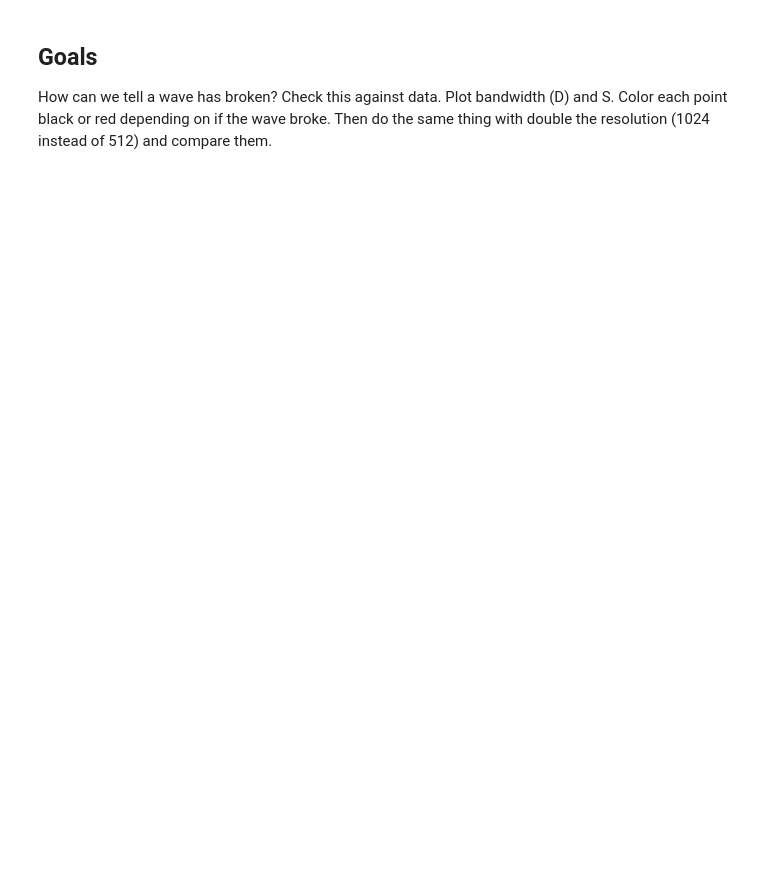
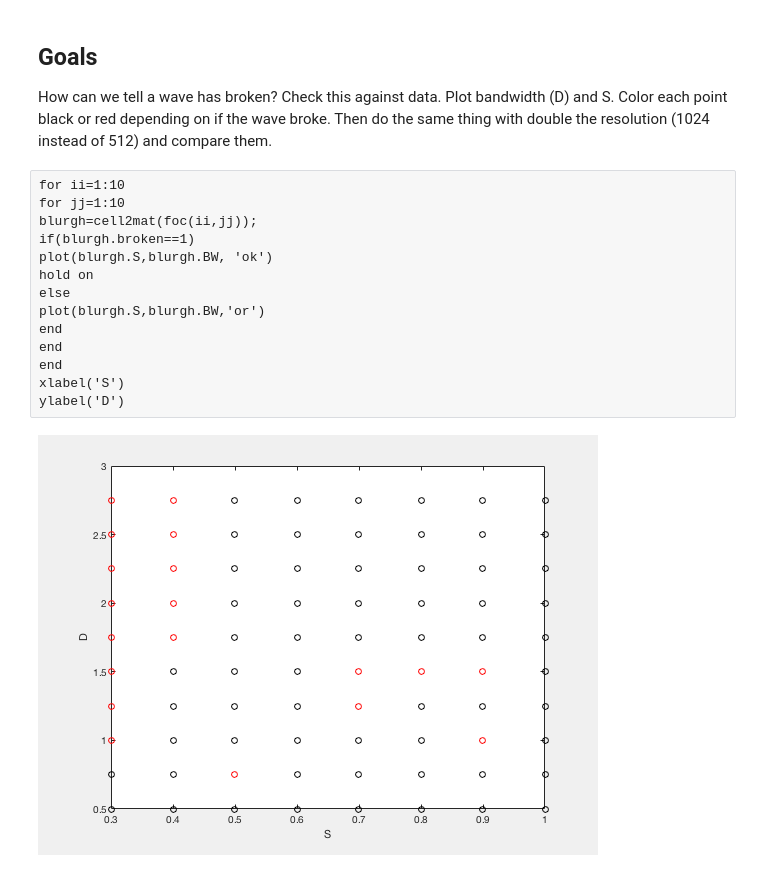
Before and after one commit to npizzo/particlekinematics, a Jupyter notebook: Focusing Packets.ipynb, the cells around one changed output. Saved outputs shown, nothing was run; the diff lists cells and outputs as text; blank space fills up the shorter version.

```diff
--- a/Focusing Packets.ipynb
+++ b/Focusing Packets.ipynb
@@ -207,3 +213,19 @@ How can we tell a wave has broken?
 Check this against data.
 Plot bandwidth (D) and S. Color each point black or red depending on if the wave broke.
 Then do the same thing with double the resolution (1024 instead of 512) and compare them.
+# %%
+for ii=1:10
+for jj=1:10
+blurgh=cell2mat(foc(ii,jj));
+if(blurgh.broken==1)
+plot(blurgh.S,blurgh.BW, 'ok')
+hold on
+else
+plot(blurgh.S,blurgh.BW,'or')
+end
+end
+end
+xlabel('S')
+ylabel('D')
+# %% [output]
+[figure, added]
```
Also changed, not shown: parts of 5 cells of this notebook, 16 other files.
